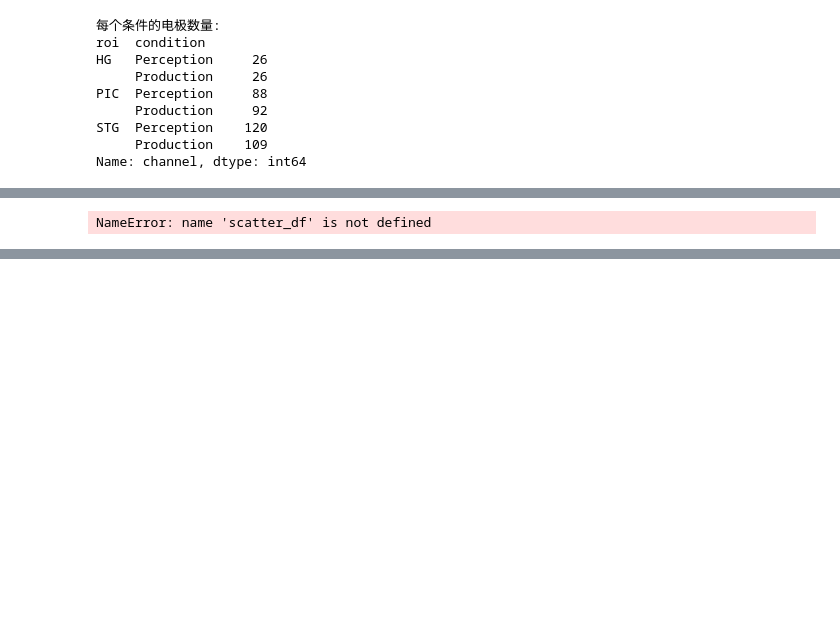
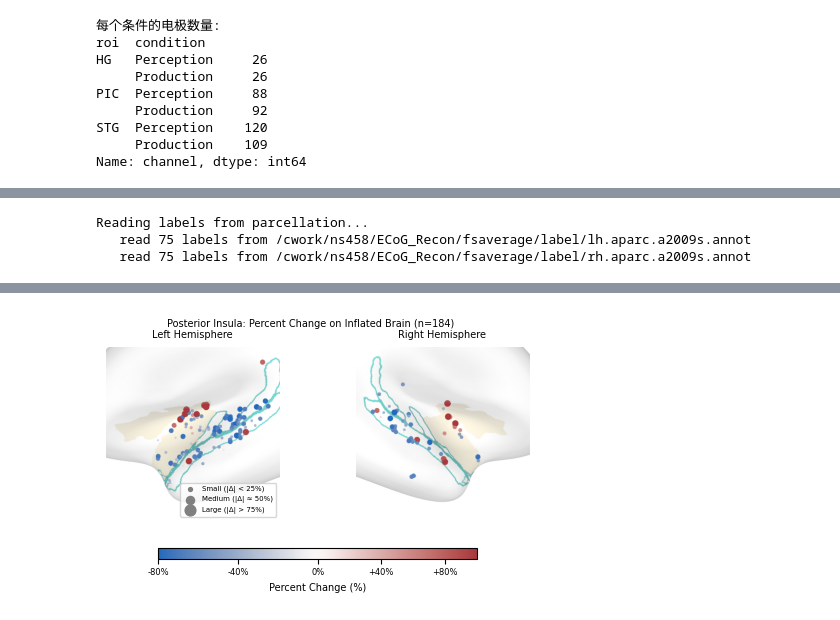
Before and after one commit to shinanlin/insula, a Jupyter notebook: viz/fig2.ipynb, the cells around one changed output, grey strips where cells are left out. Cells and saved outputs as stored; diff of their text form; code cells hidden in the pictures; blank space fills up the shorter version.

```diff
--- a/viz/fig2.ipynb
+++ b/viz/fig2.ipynb
@@ -1415,3 +1622,19 @@ PIC  Perception     88
 STG  Perception    120
      Production    109
 Name: channel, dtype: int64
+# %%
+# Build scatter_df: align each electrode's Perception vs Production
+metric = 'peak_hga'  # or 'peak_hga'
+
+scatter_df = (
+    electrode_stats
+    .pivot_table(index=['channel', 'roi'], columns='condition', values=metric, aggfunc='first')
+    .dropna(subset=['Perception', 'Production'])
+    .reset_index()
+)
+
+# add coords/metadata back (one row per channel)
+coords = (HGAs.groupby('channel')[['x','y','z','hemi','subject','label']].first().reset_index())
+scatter_df = scatter_df.merge(coords, on='channel', how='left')
+
+scatter_df.head()
@@ -1595,30 +1825,31 @@ axes[1].axis("off")
 axes[1].set_title("Right Hemisphere", fontsize=fontsize)
 
 # 添加 colorbar
-# sm = plt.cm.ScalarMappable(cmap=cmap, norm=norm)
-# sm.set_array([])
-# cbar = fig.colorbar(sm, ax=axes, orientation='horizontal', fraction=0.05, pad=0.1, aspect=30)
-# cbar.set_label('Percent Change (%)', fontsize=fontsize)
-# cbar.ax.tick_params(labelsize=fontsize-1)
-# cbar.set_ticks([-80, -40, 0, 40, 80])
-# cbar.ax.set_xticklabels(['-80%', '-40%', '0%', '+40%', '+80%'])
+sm = plt.cm.ScalarMappable(cmap=cmap, norm=norm)
+sm.set_array([])
+cbar = fig.colorbar(sm, ax=axes, orientation='horizontal', fraction=0.05, pad=0.1, aspect=30)
+cbar.set_label('Percent Change (%)', fontsize=fontsize)
+cbar.ax.tick_params(labelsize=fontsize-1)
+cbar.set_ticks([-80, -40, 0, 40, 80])
+cbar.ax.set_xticklabels(['-80%', '-40%', '0%', '+40%', '+80%'])
 
 # 添加大小图例
-# from matplotlib.patches import Patch
-# size_legend_elements = [
-#     plt.scatter([], [], s=size_min*2, c='gray', label=f'Small (|Δ| < 25%)'),
-#     plt.scatter([], [], s=(size_min + (size_max-size_min)*0.5)*2, c='gray', label=f'Medium (|Δ| ≈ 50%)'),
-#     plt.scatter([], [], s=size_max*2, c='gray', label=f'Large (|Δ| > 75%)')
-# ]
-# axes[0].legend(handles=size_legend_elements, loc='lower right', fontsize=fontsize-2, framealpha=0.8)
+from matplotlib.patches import Patch
+size_legend_elements = [
+    plt.scatter([], [], s=size_min*2, c='gray', label=f'Small (|Δ| < 25%)'),
+    plt.scatter([], [], s=(size_min + (size_max-size_min)*0.5)*2, c='gray', label=f'Medium (|Δ| ≈ 50%)'),
+    plt.scatter([], [], s=size_max*2, c='gray', label=f'Large (|Δ| > 75%)')
+]
+axes[0].legend(handles=size_legend_elements, loc='lower right', fontsize=fontsize-2, framealpha=0.8)
 
 plt.suptitle("Posterior Insula: Percent Change on Inflated Brain (n={})".format(len(brain_df)), fontsize=fontsize)
 
 lh_brain.close()
 rh_brain.close()
 
-plt.tight_layout()
 plt.subplots_adjust(bottom=0.25)
-plt.show()
+plt.savefig('../img/fig1/fig1_SIS.svg', dpi=300, bbox_inches='tight')
 # %% [output]
-NameError: name 'scatter_df' is not defined
+Reading labels from parcellation...
+   read 75 labels from /cwork/ns458/ECoG_Recon/fsaverage/label/lh.aparc.a2009s.annot
+   read 75 labels from /cwork/ns458/ECoG_Recon/fsaverage/label/rh.aparc.a2009s.annot
@@ -1624,0 +1873 @@ NameError: name 'scatter_df' is not defined
+[figure, added]
```
Also changed, not shown: parts of 9 cells of this notebook, 2 other files.
